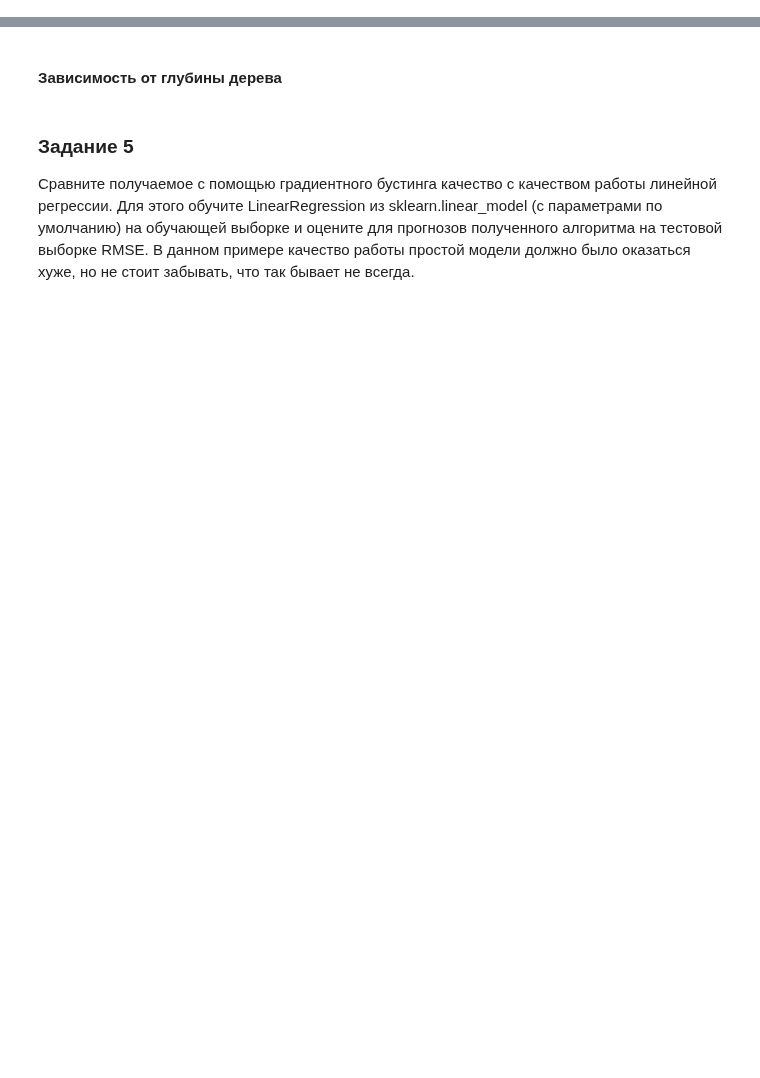
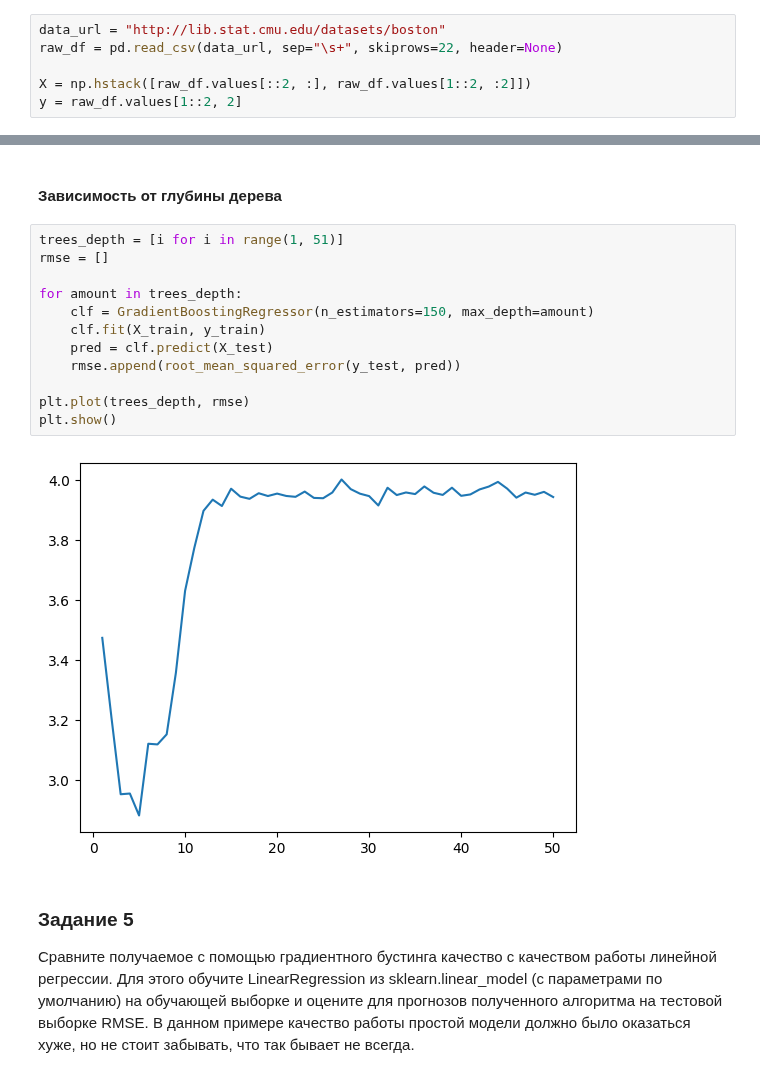
Before and after one commit to poslam/sem5-ds, a Jupyter notebook: work/5/Задание 2. Градиентный бустинг.ipynb, the cells around one changed output, grey strips where cells are left out. Drawn from its saved outputs; the diff is of its cells as text; blank space fills up the shorter version.

```diff
--- a/work/5/Задание 2. Градиентный бустинг.ipynb
+++ b/work/5/Задание 2. Градиентный бустинг.ipynb
@@ -22,0 +16,6 @@ raw_df.head(5)
+# %%
+data_url = "http://lib.stat.cmu.edu/datasets/boston"
+raw_df = pd.read_csv(data_url, sep="\s+", skiprows=22, header=None)
+
+X = np.hstack([raw_df.values[::2, :], raw_df.values[1::2, :2]])
+y = raw_df.values[1::2, 2]
@@ -59,5 +136,19 @@ $L'_z(y, z) = 2(z - y) => (z - y)$
 # %% [markdown]
 #### Зависимость от глубины дерева
+# %%
+trees_depth = [i for i in range(1, 51)]
+rmse = []
+
+for amount in trees_depth:
+    clf = GradientBoostingRegressor(n_estimators=150, max_depth=amount)
+    clf.fit(X_train, y_train)
+    pred = clf.predict(X_test)
+    rmse.append(root_mean_squared_error(y_test, pred))
+
+plt.plot(trees_depth, rmse)
+plt.show()
+# %% [output]
+[figure, added]
 # %% [markdown]
 ### Задание 5
 
```
Also changed, not shown: parts of 12 cells of this notebook, 6 other files.
